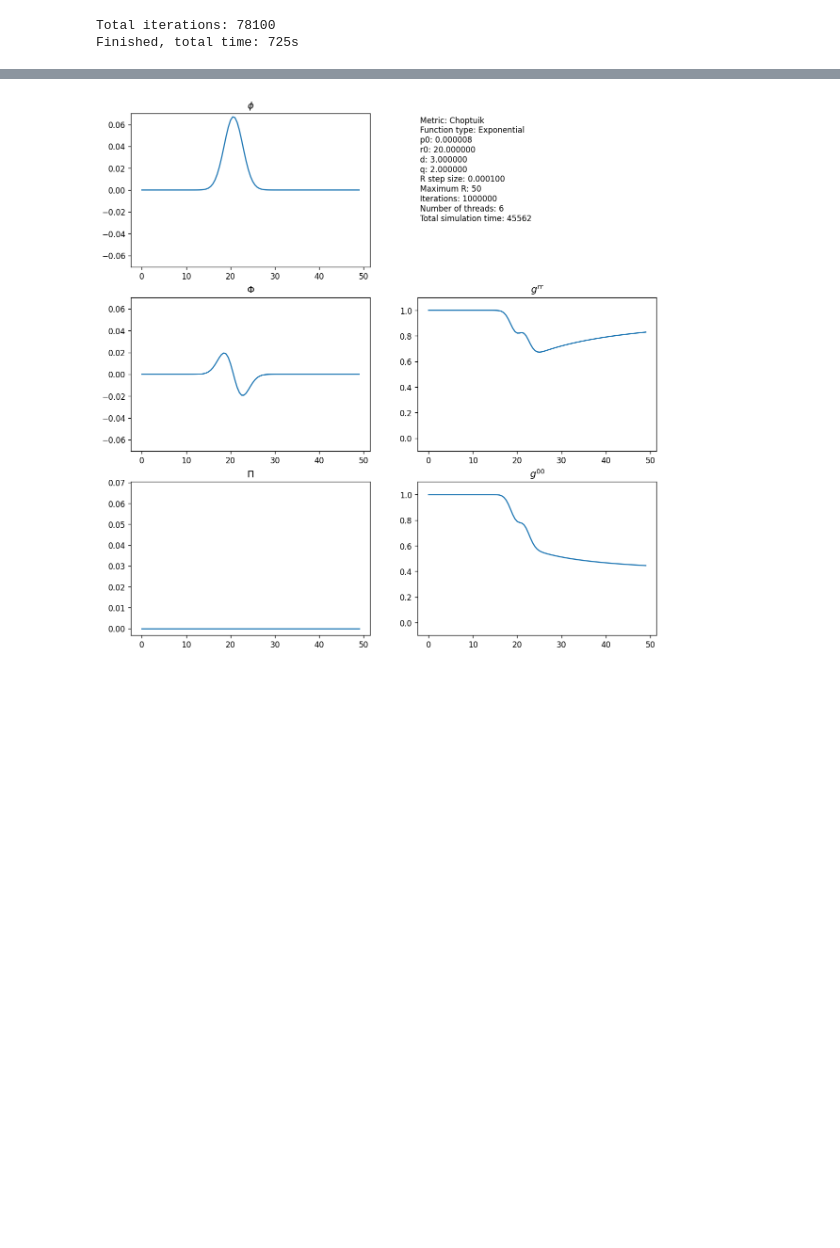
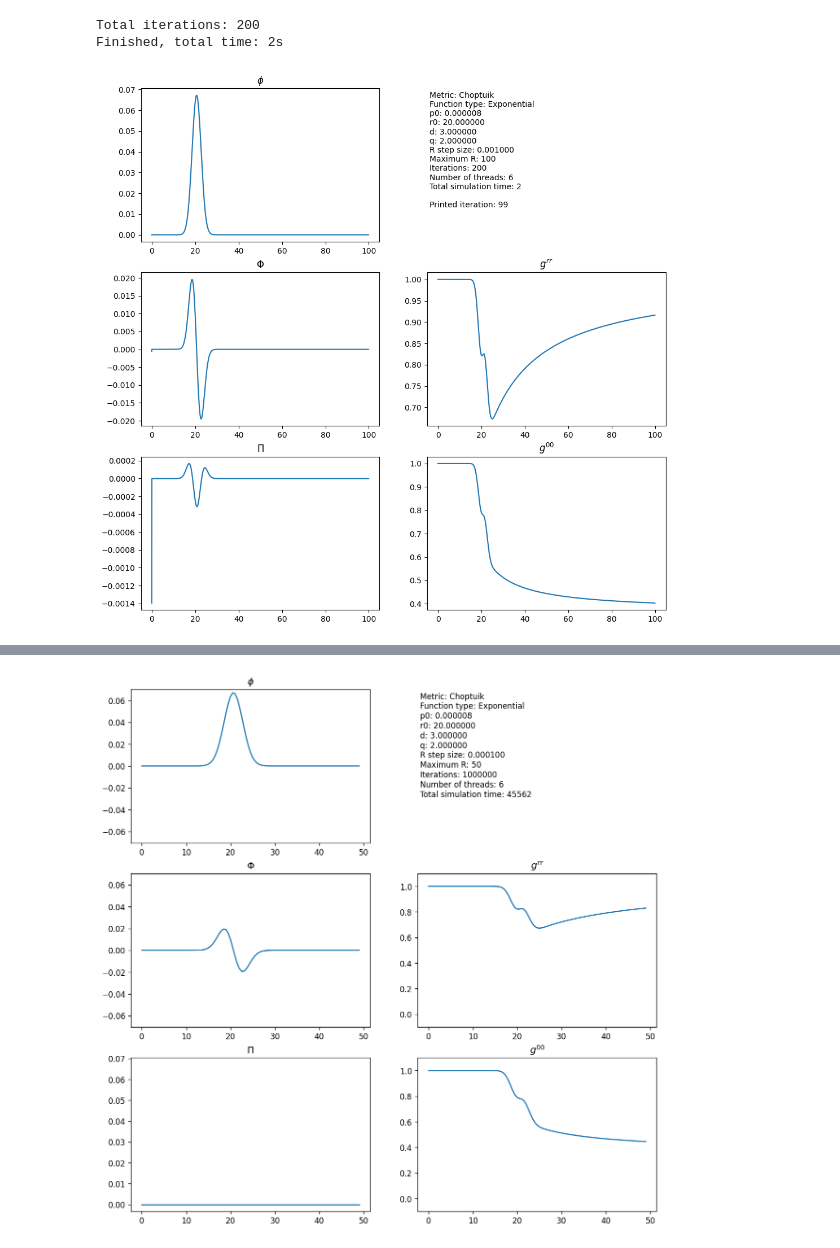
Before and after one commit to OtroBenja/Critical-collapse, a Jupyter notebook: plot.ipynb, the cells around one changed output, grey strips where cells are left out. Cells and saved outputs as stored; diff of their text form; code cells hidden in the pictures; blank space fills up the shorter version.

```diff
--- a/plot.ipynb
+++ b/plot.ipynb
@@ -150,16 +150,20 @@ fType = "1"
 r0 = "0"
 d  = "0"
 q  = "0"
-deltaR = '0.0001'
-iterations = "781000"
+deltaR = '0.001'
+iterations = "200"
 processes = "6"
 p0 = '0.000008'
 
 maxRs = ["100"]
 for maxR in maxRs:
-    output = subprocess.check_output([".\Collapse_special.exe",  fType, p0, r0, d, q, deltaR, maxR, iterations, processes], text=True,)
+    output = subprocess.check_output([".\Collapse.exe",  fType, p0, r0, d, q, deltaR, maxR, iterations, processes], text=True,)
     print(f"{output}")
 # %% [output]
-Total iterations: 78100
-Finished, total time: 725s
+Total iterations: 200
+Finished, total time: 2s
+# %%
+plot_last('Output_211904.dat',-20)
+# %% [output]
+[figure, added]
 # %%
```
Also changed, not shown: parts of 1 cell of this notebook.
